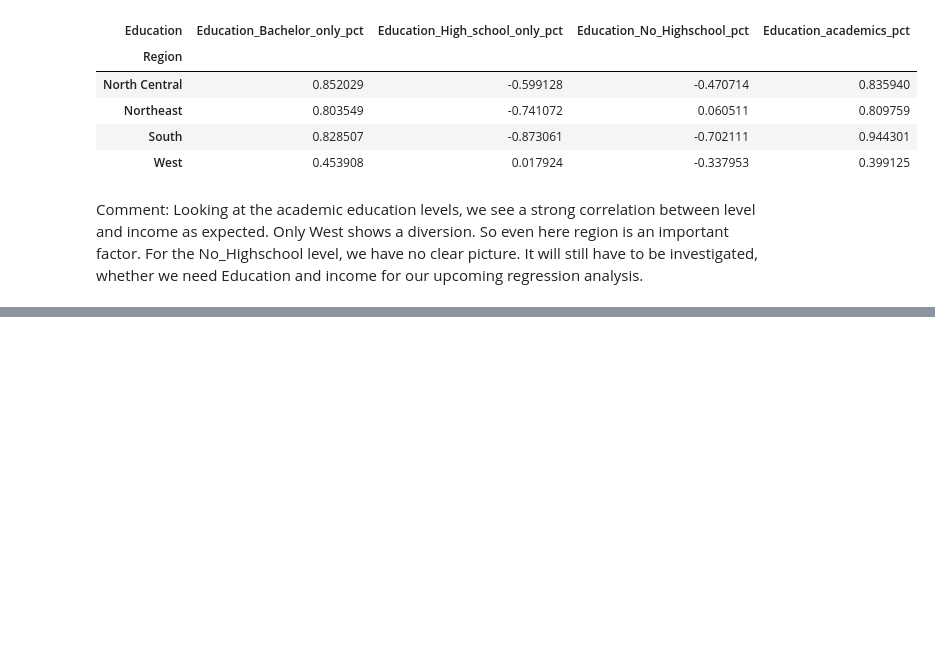
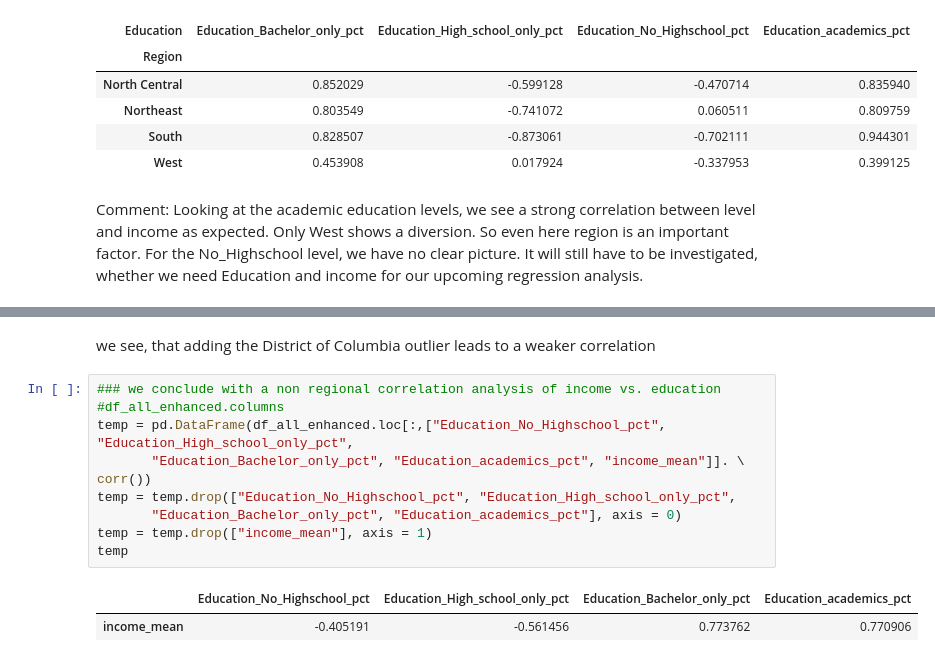
Before and after one commit to maxjoerg/manning_demographic_data_analysis, a Jupyter notebook: visualization.ipynb, the cells around one changed output, grey strips where cells are left out. Cells and saved outputs as stored; diff of their text form; blank space fills up the shorter version.

```diff
--- a/visualization.ipynb
+++ b/visualization.ipynb
@@ -1030,0 +1096,15 @@ sns.lmplot(data = df_all_enhanced, x="income_mean", y="LifeExp2018", hue="Academ
+# %% [markdown]
+we see, that adding the District of Columbia outlier leads to a weaker correlation
+# %%
+### we conclude with a non regional correlation analysis of income vs. education
+#df_all_enhanced.columns
+temp = pd.DataFrame(df_all_enhanced.loc[:,["Education_No_Highschool_pct", "Education_High_school_only_pct",
+       "Education_Bachelor_only_pct", "Education_academics_pct", "income_mean"]]. \
+corr())
+temp = temp.drop(["Education_No_Highschool_pct", "Education_High_school_only_pct",
+       "Education_Bachelor_only_pct", "Education_academics_pct"], axis = 0)
+temp = temp.drop(["income_mean"], axis = 1)
+temp
+# %% [output]
+|  | Education_No_Highschool_pct | Education_High_school_only_pct | Education_Bachelor_only_pct | Education_academics_pct |
+| income_mean | -0.405191 | -0.561456 | 0.773762 | 0.770906 |
```
Also changed, not shown: parts of 23 cells of this notebook.
